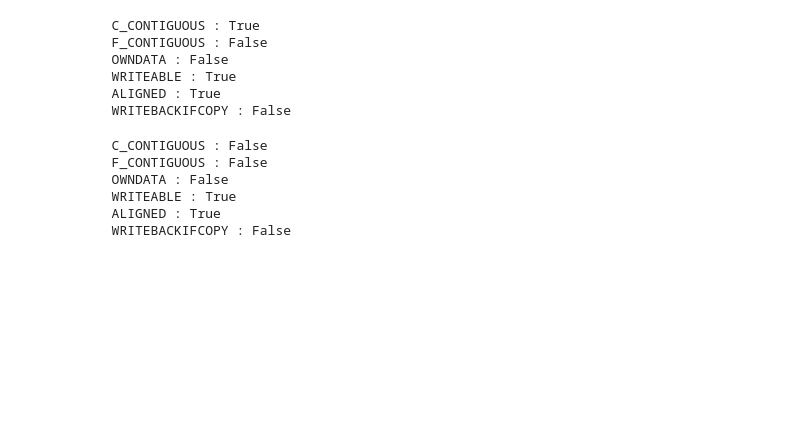
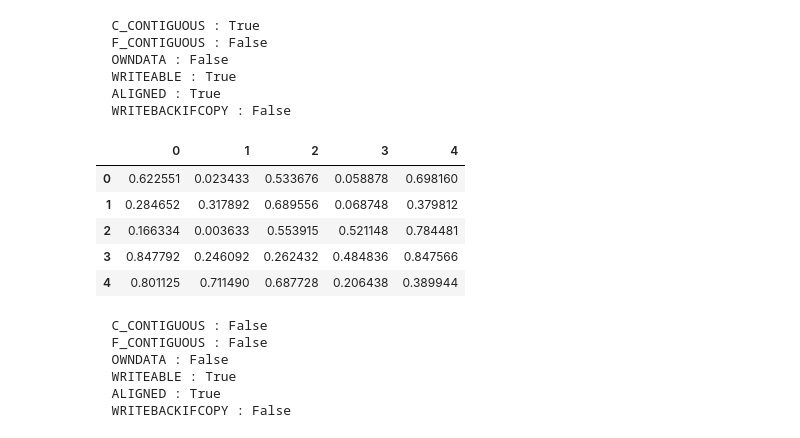
Before and after one commit to kropiak/__swps_data_analysis_2026, a Jupyter notebook: lab_02/lab_02.ipynb, the cells around one changed output. Cells and saved outputs as stored; diff of their text form; code cells hidden in the pictures; blank space fills up the shorter version.

```diff
--- a/lab_02/lab_02.ipynb
+++ b/lab_02/lab_02.ipynb
@@ -278,3 +300,15 @@ C.flags
+# %%
+import pandas as pd
+df = pd.DataFrame(np.random.random((5,5)))
+# %%
+df
+# %% [output]
+|  | 0 | 1 | 2 | 3 | 4 |
+| 0 | 0.622551 | 0.023433 | 0.533676 | 0.058878 | 0.698160 |
+| 1 | 0.284652 | 0.317892 | 0.689556 | 0.068748 | 0.379812 |
+| 2 | 0.166334 | 0.003633 | 0.553915 | 0.521148 | 0.784481 |
+| 3 | 0.847792 | 0.246092 | 0.262432 | 0.484836 | 0.847566 |
+| 4 | 0.801125 | 0.711490 | 0.687728 | 0.206438 | 0.389944 |
 # %%
 C_1.flags
 # %% [output]
```
Also changed, not shown: parts of 21 cells of this notebook.
